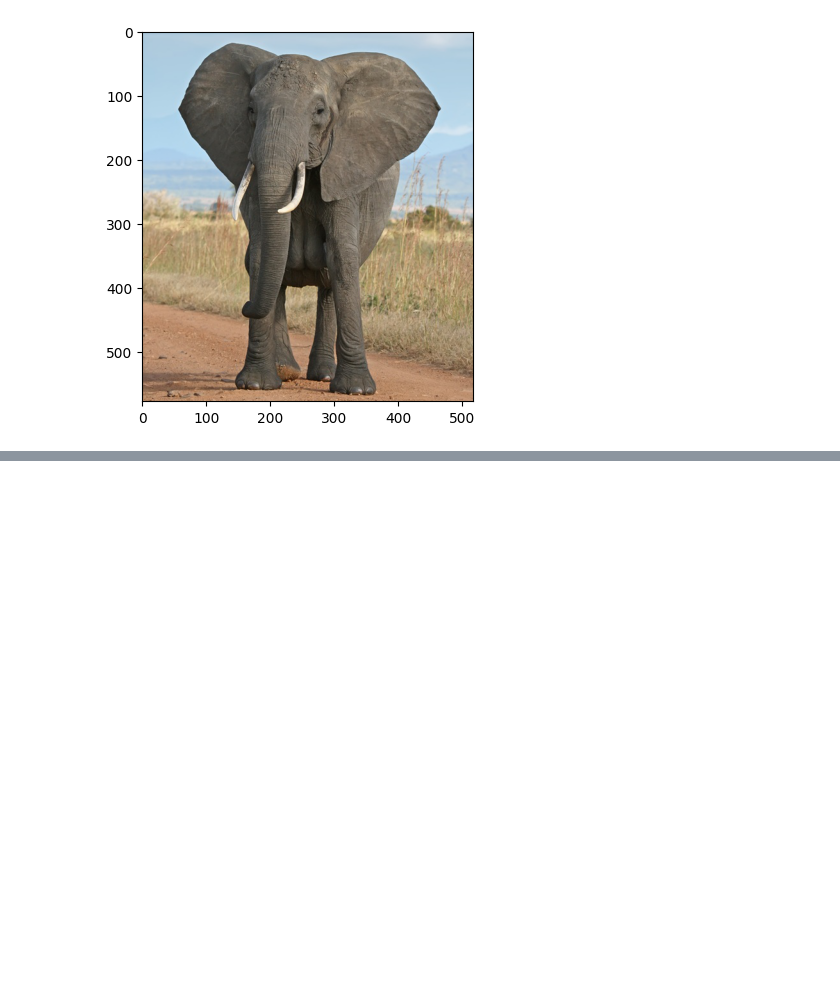
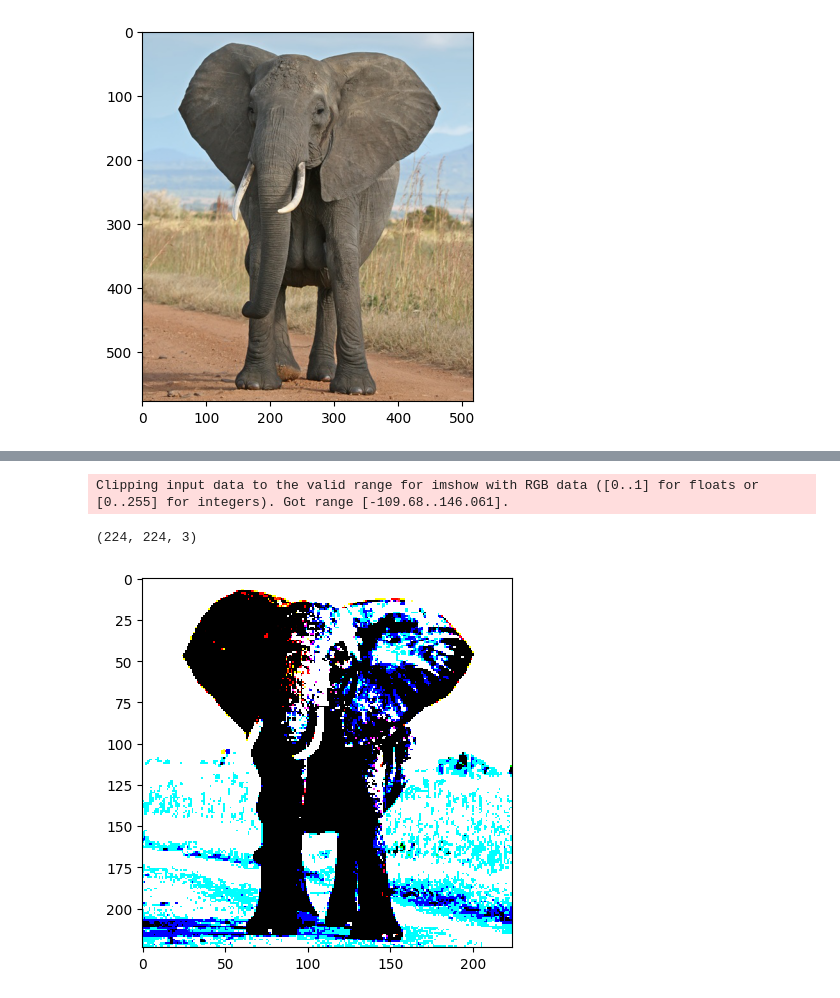
Before and after one commit to c5ho/deep_learning, a Jupyter notebook: 01_materials/labs/lab_4.ipynb, the cells around one changed output, grey strips where cells are left out. Drawn from its saved outputs; the diff is of its cells as text; code cells hidden in the pictures; blank space fills up the shorter version.

```diff
--- a/01_materials/labs/lab_4.ipynb
+++ b/01_materials/labs/lab_4.ipynb
@@ -331,0 +342,10 @@ plt.imshow(image);
+# %%
+# Preprocess the image for ResNet50
+preprocessed_lowres_img = preprocess_input(lowres_image)
+print(preprocessed_lowres_img.shape)
+
+plt.imshow(preprocessed_lowres_img, interpolation='nearest');
+# %% [output]
+Clipping input data to the valid range for imshow with RGB data ([0..1] for floats or [0..255] for integers). Got range [-109.68..146.061].
+(224, 224, 3)
+[figure, added]
```
Also changed, not shown: parts of 8 cells of this notebook.
